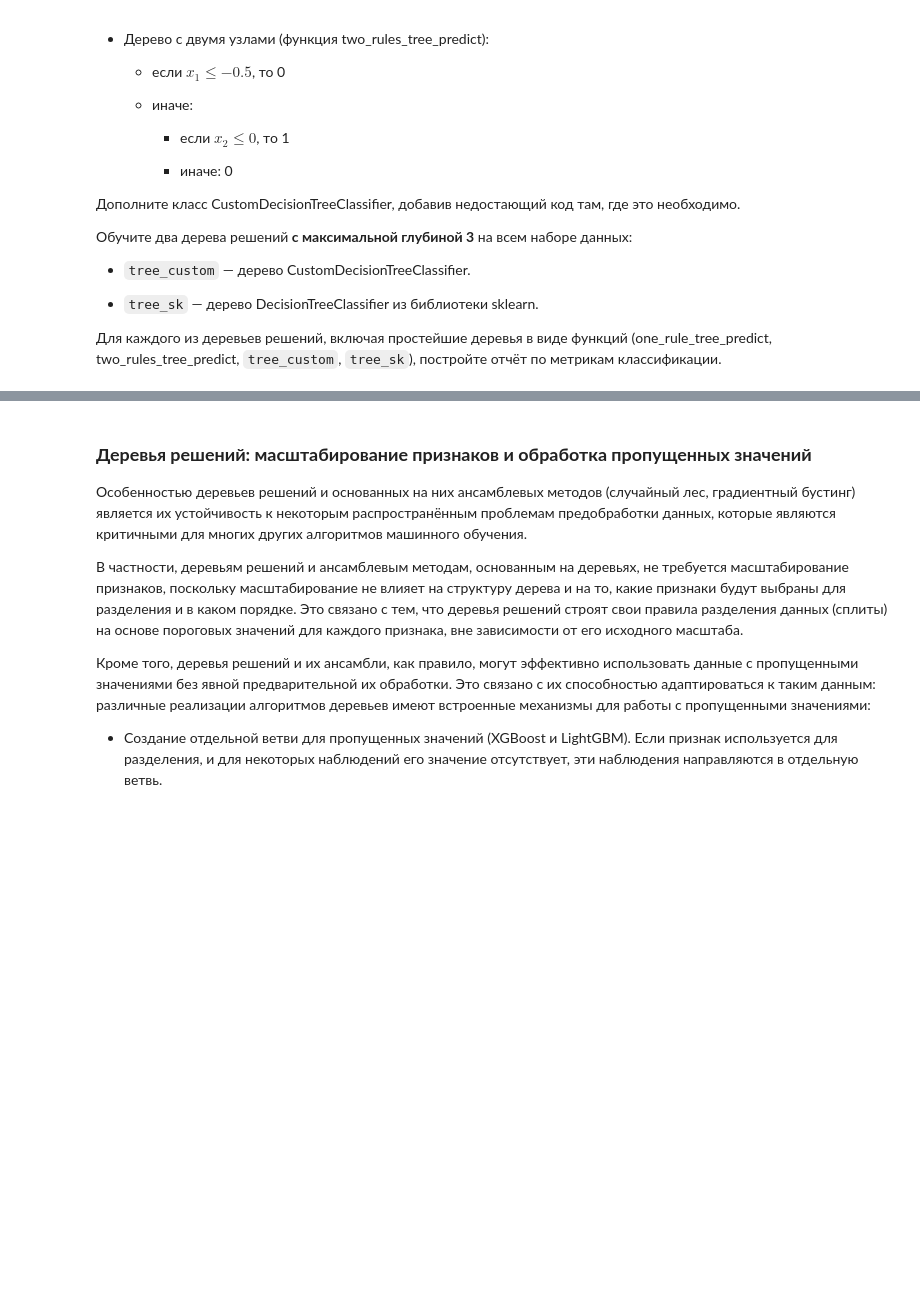
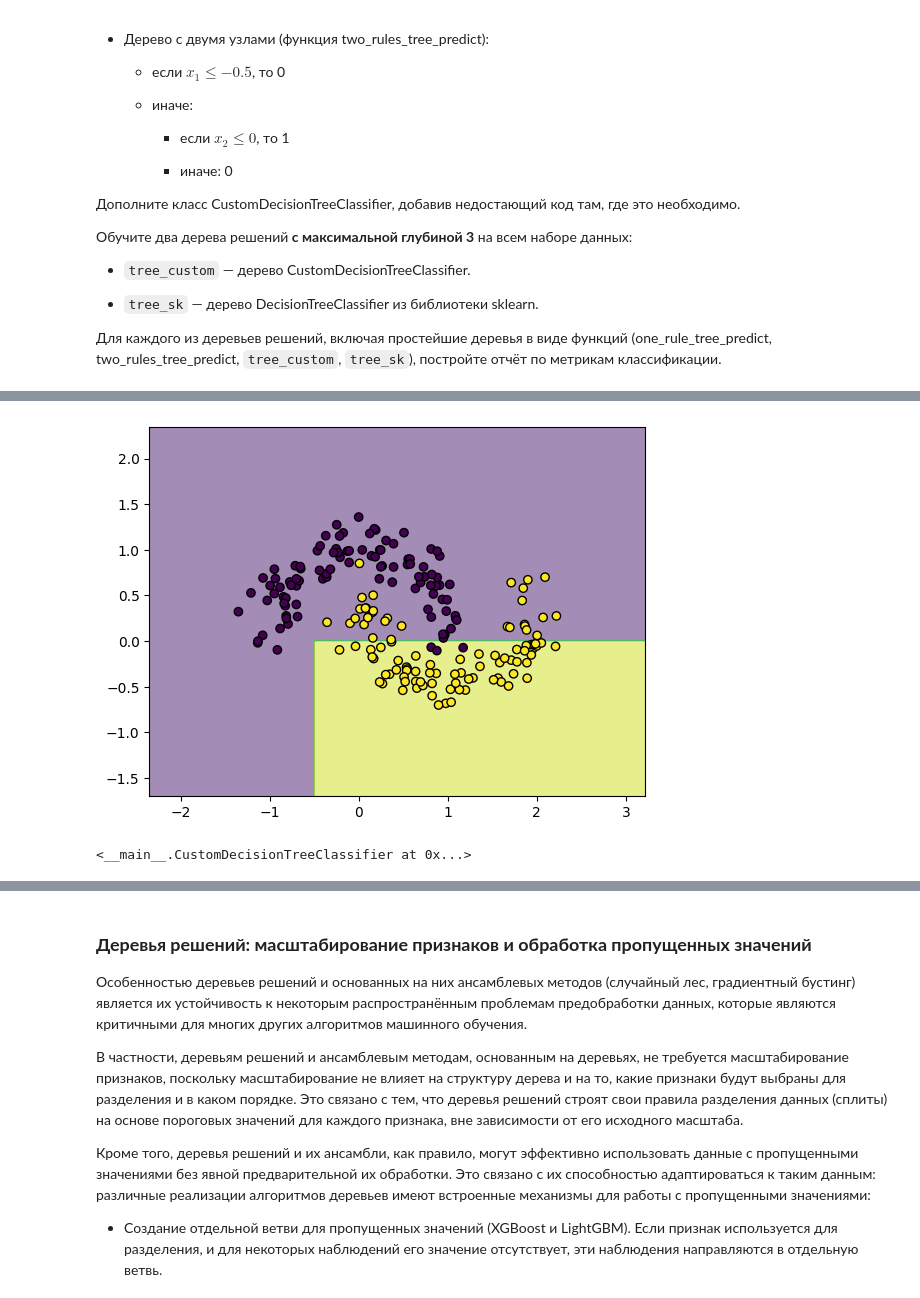
Before and after one commit to 2813/ODS-homework, a Jupyter notebook: 04_ODS_ML.ipynb, the cells around one changed output, grey strips where cells are left out. Cells and saved outputs as stored; diff of their text form; code cells hidden in the pictures; blank space fills up the shorter version.

```diff
--- a/04_ODS_ML.ipynb
+++ b/04_ODS_ML.ipynb
@@ -257,7 +284,7 @@ display_decision_boundary(one_rule_tree_predict, features, labels)
 def two_rules_tree_predict(features):
     """
     Реализация предсказаний простейшего дерева решений с двумя узлами:
-        если x1 <= -0.5, то 0
+        если x1 <= -0.5, то 0т
         иначе:
             если x2 <= 0, то 1
             иначе: 0
@@ -268,7 +295,8 @@ def two_rules_tree_predict(features):
     Возвращает:
         numpy.ndarray: Массив предсказанных меток классов.
     """
-    ...
+    return np.where(features.iloc[:,0]<=-0.5, 0,
+           np.where(features.iloc[:,1]<=0, 1, 0))
 # %%
 # Постройте отчет по метрикам классификации для two_rules_tree_predict на всем наборе данных
 
@@ -276,7 +313,9 @@ def two_rules_tree_predict(features):
 # %%
 # Визуализируйте границу решений классификатора two_rules_tree_predict на всем наборе данных
 
-...
+display_decision_boundary(two_rules_tree_predict, features, labels)
+# %% [output]
+[figure, added]
 # %%
 # Дополните класс CustomDecisionTreeClassifier
 # Код методов plot_node, plot_tree и count_nodes изменять не нужно
@@ -461,8 +500,10 @@ class CustomDecisionTreeClassifier():
 # Обучите дерево tree_custom (CustomDecisionTreeClassifier)
 # Максимальная глубина — 3
 
-tree_custom = CustomDecisionTreeClassifier(...)
-...
+tree_custom = CustomDecisionTreeClassifier(max_depth=3)
+tree_custom.fit(features, labels)
+# %% [output]
+<__main__.CustomDecisionTreeClassifier at 0x...>
 # %%
 # Постройте отчет по метрикам классификации для tree_custom на всем наборе данных
 
```
Also changed, not shown: parts of 14 cells of this notebook.
